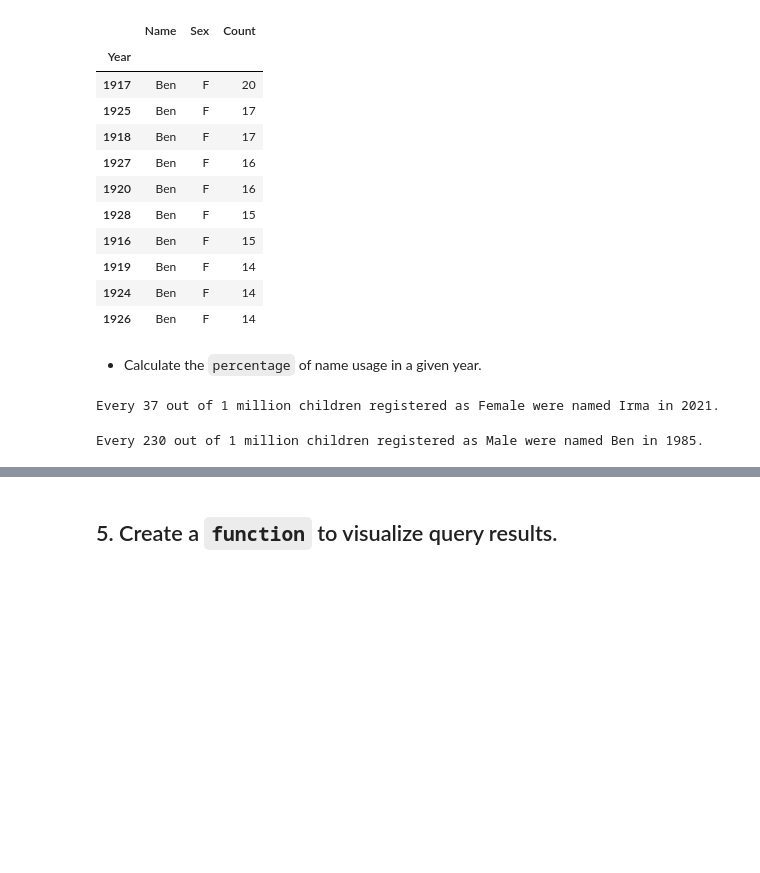
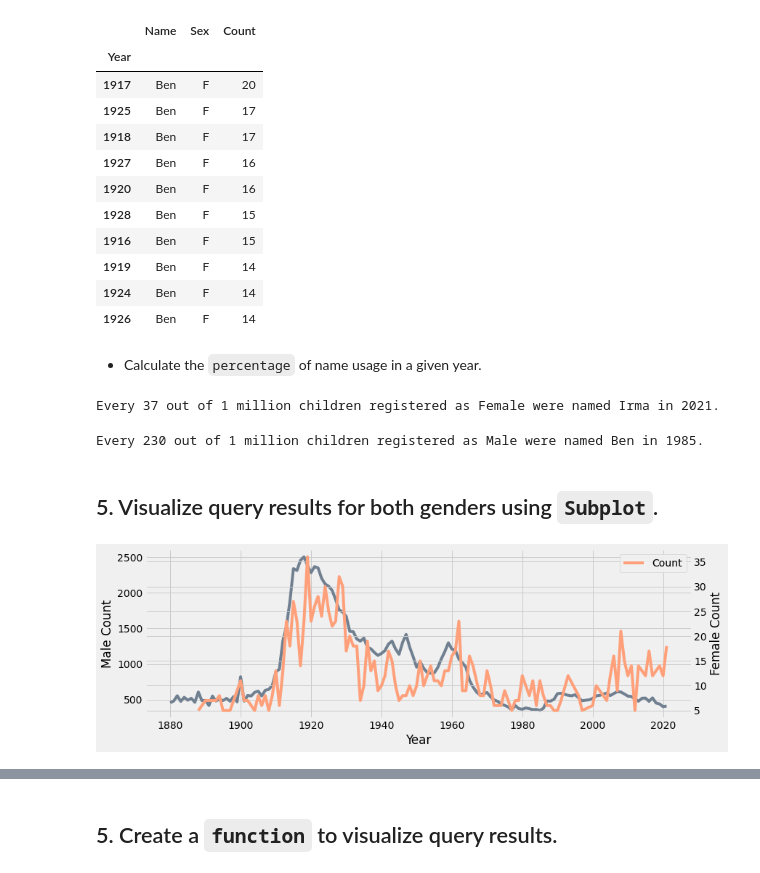
Before and after one commit to benkaan001/pandas_and_beyond, a Jupyter notebook: analyze_data/02_registered_names.ipynb, the cells around one changed output, grey strips where cells are left out. Drawn from its saved outputs; the diff is of its cells as text; code cells hidden in the pictures; blank space fills up the shorter version.

Commit message:
add subplot

```diff
--- a/analyze_data/02_registered_names.ipynb
+++ b/analyze_data/02_registered_names.ipynb
@@ -210,3 +211,27 @@ def find_name_popularity_ratio(name, sex, year):
 find_name_popularity_ratio('Ben', 'M', 1985)
 # %% [output]
 Every 230 out of 1 million children registered as Male were named Ben in 1985.
+# %% [markdown]
+## 5. Visualize query results for both genders using `Subplot`.
+# %%
+name = 'Sam'
+fig, ax1 = plt.subplots(figsize=(12, 4))
+
+df.query(' Name == @name and Sex == "M" ') \
+        .set_index('Year')\
+        .sort_index()\
+        .plot(figsize=(12, 4), ax=ax1, color='slategray')
+
+ax2 = ax1.twinx()
+
+df.query(' Name == @name and Sex == "F" ')\
+        .set_index('Year')\
+        .sort_index() \
+        .plot(figsize=(12, 4), ax=ax2, color='lightsalmon')
+
+ax1.set_ylabel('Male Count')
+ax2.set_ylabel('Female Count')
+
+plt.show()
+# %% [output]
+[figure, added]
```
Also changed, not shown: parts of 2 cells of this notebook.
